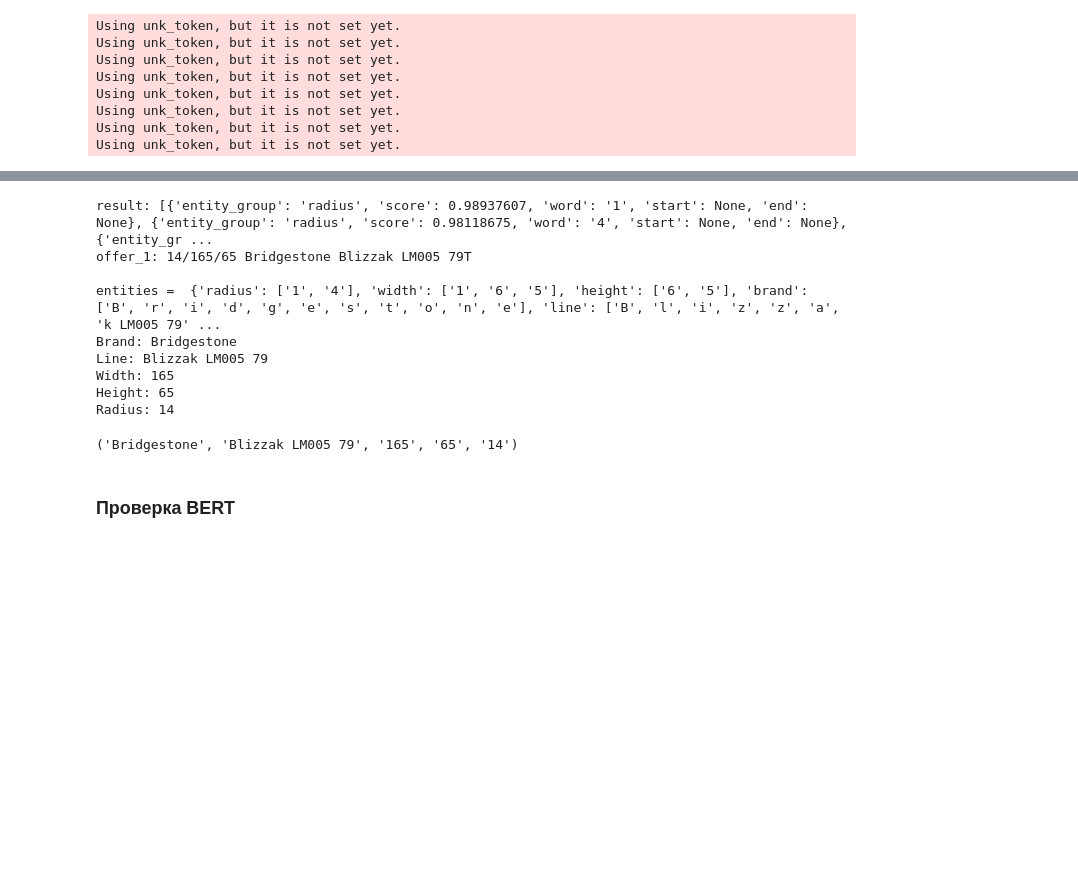
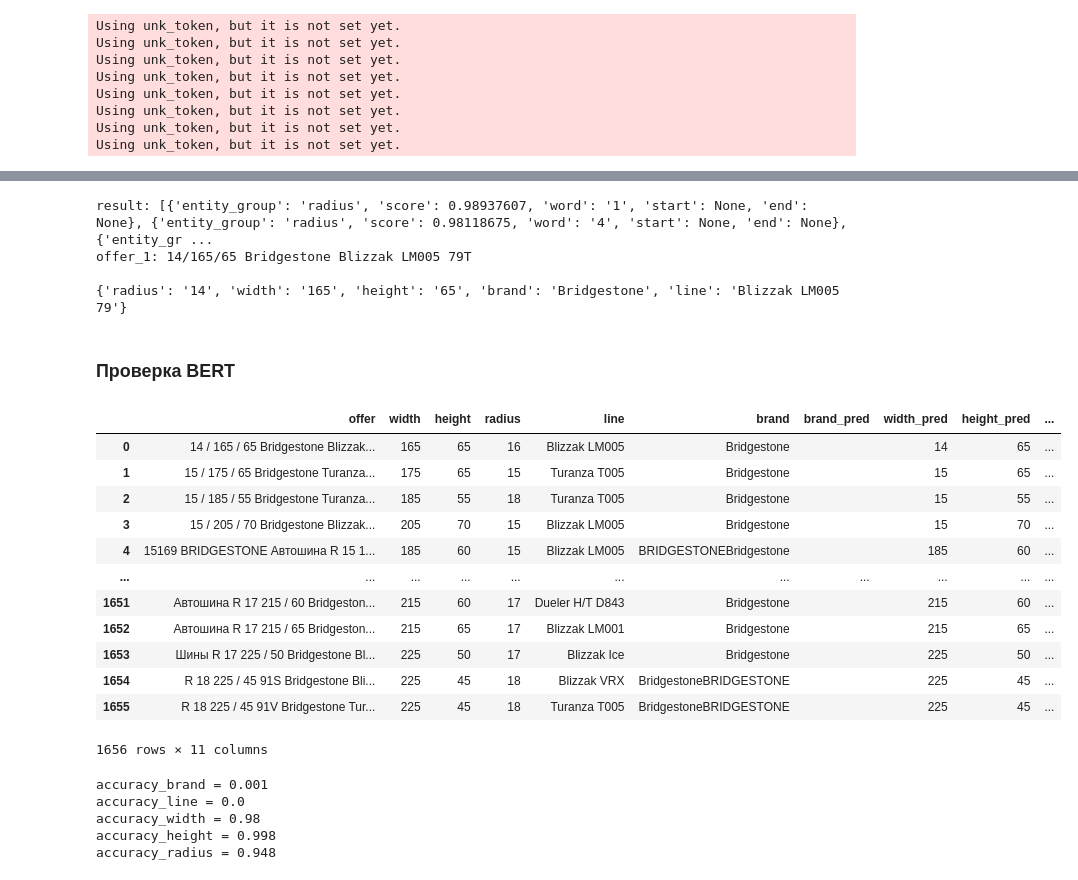
Before and after one commit to IgorSondors/BERT_NER, a Jupyter notebook: evaluation/manual_check.ipynb, the cells around one changed output, grey strips where cells are left out. Cells and saved outputs as stored; diff of their text form; code cells hidden in the pictures; blank space fills up the shorter version.

```diff
--- a/evaluation/manual_check.ipynb
+++ b/evaluation/manual_check.ipynb
@@ -152,23 +242,53 @@ result = inference(offer_1, model_CANINE, tokenizer_CANINE)
 print(f"result: {result}")
 print(f"offer_1: {offer_1}\n")
 
-brand_line_width_height_radius(result)
+entities = brand_line_width_height_radius(result)
+print(entities)
 # %% [output]
 result: [{'entity_group': 'radius', 'score': 0.98937607, 'word': '1', 'start': None, 'end': None}, {'entity_group': 'radius', 'score': 0.98118675, 'word': '4', 'start': None, 'end': None}, {'entity_gr ...
 offer_1: 14/165/65 Bridgestone Blizzak LM005 79T
 
-entities =  {'radius': ['1', '4'], 'width': ['1', '6', '5'], 'height': ['6', '5'], 'brand': ['B', 'r', 'i', 'd', 'g', 'e', 's', 't', 'o', 'n', 'e'], 'line': ['B', 'l', 'i', 'z', 'z', 'a', 'k LM005 79' ...
-Brand: Bridgestone
-Line: Blizzak LM005 79
-Width: 165
-Height: 65
-Radius: 14
+{'radius': '14', 'width': '165', 'height': '65', 'brand': 'Bridgestone', 'line': 'Blizzak LM005 79'}
-('Bridgestone', 'Blizzak LM005 79', '165', '65', '14')
 # %% [markdown]
 ### Проверка BERT
 # %%
 model_pth = "/home/sondors/Documents/price/BERT_NER/weights/BERT/rubert-tiny2_our_data/epoch_13"
 tokenizer, model = load_model_BERT(model_pth, device, label2id, id2label)
+# %%
+df_pred = apply_on_df(model, tokenizer, df_test)
+df_pred
+# %% [output]
+|  | offer | width | height | radius | line | brand | brand_pred | width_pred | height_pred | ... |
+| 0 | 14 / 165 / 65 Bridgestone Blizzak... | 165 | 65 | 16 | Blizzak LM005 | Bridgestone |  | 14 | 65 | ... |
+| 1 | 15 / 175 / 65 Bridgestone Turanza... | 175 | 65 | 15 | Turanza T005 | Bridgestone |  | 15 | 65 | ... |
+| 2 | 15 / 185 / 55 Bridgestone Turanza... | 185 | 55 | 18 | Turanza T005 | Bridgestone |  | 15 | 55 | ... |
+| 3 | 15 / 205 / 70 Bridgestone Blizzak... | 205 | 70 | 15 | Blizzak LM005 | Bridgestone |  | 15 | 70 | ... |
+| 4 | 15169 BRIDGESTONE Автошина R 15 1... | 185 | 60 | 15 | Blizzak LM005 | BRIDGESTONEBridgestone |  | 185 | 60 | ... |
+| ... | ... | ... | ... | ... | ... | ... | ... | ... | ... | ... |
+| 1651 | Автошина R 17 215 / 60 Bridgeston... | 215 | 60 | 17 | Dueler H/T D843 | Bridgestone |  | 215 | 60 | ... |
+| 1652 | Автошина R 17 215 / 65 Bridgeston... | 215 | 65 | 17 | Blizzak LM001 | Bridgestone |  | 215 | 65 | ... |
+| 1653 | Шины R 17 225 / 50 Bridgestone Bl... | 225 | 50 | 17 | Blizzak Ice | Bridgestone |  | 225 | 50 | ... |
+| 1654 | R 18 225 / 45 91S Bridgestone Bli... | 225 | 45 | 18 | Blizzak VRX | BridgestoneBRIDGESTONE |  | 225 | 45 | ... |
+| 1655 | R 18 225 / 45 91V Bridgestone Tur... | 225 | 45 | 18 | Turanza T005 | BridgestoneBRIDGESTONE |  | 225 | 45 | ... |
+1656 rows × 11 columns
+# %%
+accuracy_brand = round(len(df_pred[df_pred.brand == df_pred.brand_pred])/len(df_pred), 3)
+accuracy_line = round(len(df_pred[df_pred.line == df_pred.line_pred])/len(df_pred), 3)
+accuracy_width = round(len(df_pred[df_pred.width == df_pred.width_pred])/len(df_pred), 3)
+accuracy_height = round(len(df_pred[df_pred.height == df_pred.height_pred])/len(df_pred), 3)
+accuracy_radius = round(len(df_pred[df_pred.radius == df_pred.radius_pred])/len(df_pred), 3)
+
+print(f"accuracy_brand = {accuracy_brand}")
+print(f"accuracy_line = {accuracy_line}")
+print(f"accuracy_width = {accuracy_width}")
+print(f"accuracy_height = {accuracy_height}")
+print(f"accuracy_radius = {accuracy_radius}")
+# %% [output]
+accuracy_brand = 0.001
+accuracy_line = 0.0
+accuracy_width = 0.98
+accuracy_height = 0.998
+accuracy_radius = 0.948
 # %%
 offer_1 = df_test.iloc[0].offer
 result = inference(offer_1, model, tokenizer)
```
Also changed, not shown: parts of 8 cells of this notebook.
